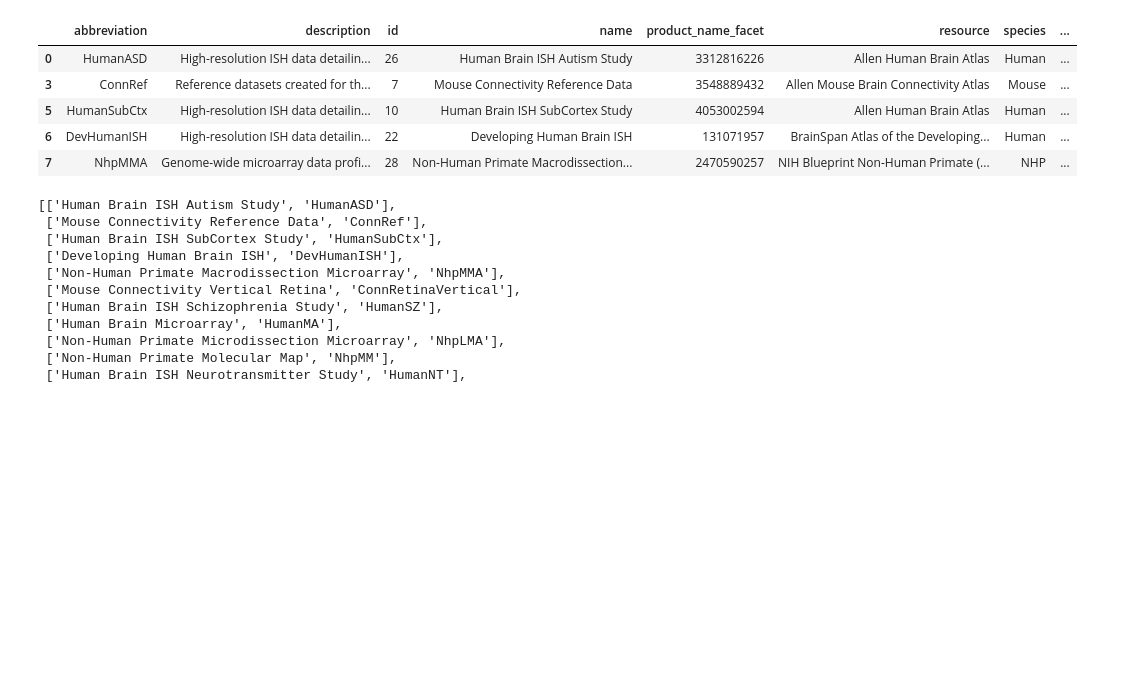
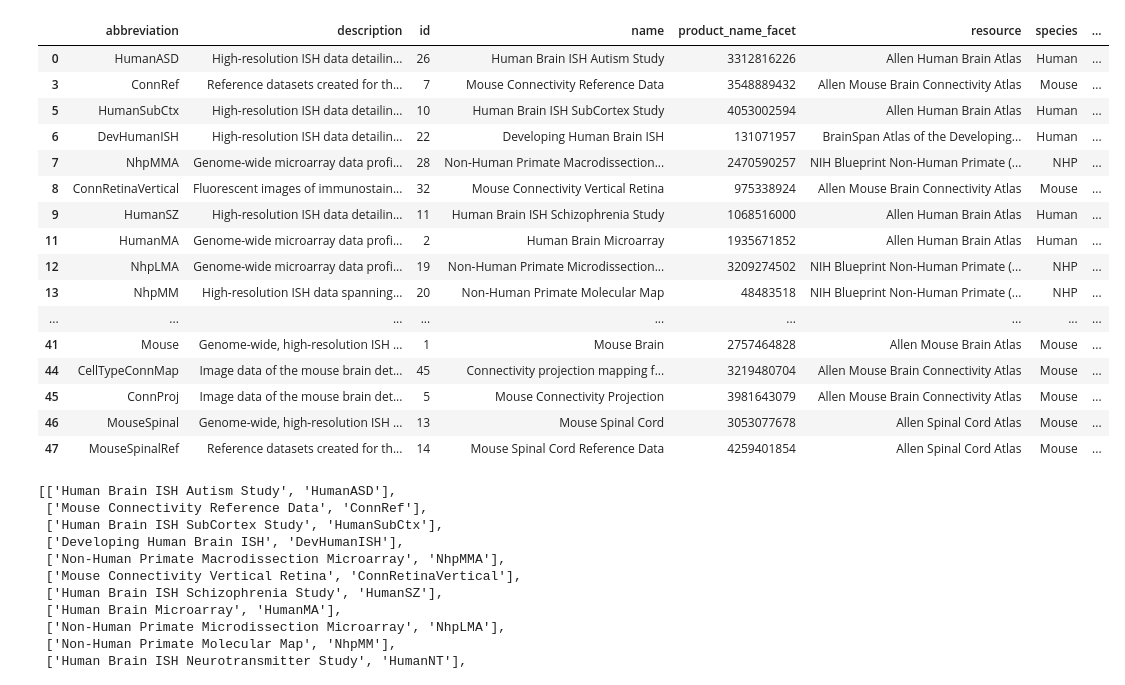
Before and after one commit to seunginah/olfactory_protein_viz, a Jupyter notebook: notebooks/1_ingestion.ipynb, the cells around one changed output. Saved outputs shown, nothing was run; the diff lists cells and outputs as text; code cells hidden in the pictures; blank space fills up the shorter version.

```diff
--- a/notebooks/1_ingestion.ipynb
+++ b/notebooks/1_ingestion.ipynb
@@ -14,14 +14,26 @@ DATA_DIR = "/Users/mm40108/projects/datadays17/olfactory_protein_viz/data"
 # %%
 # 1 user selects product
 all_products = get_products(atlases_only=True)
 all_products.head()
+all_products
 # %% [output]
 |  | abbreviation | description | id | name | product_name_facet | resource | species | ... |
 | 0 | HumanASD | High-resolution ISH data detailin... | 26 | Human Brain ISH Autism Study | 3312816226 | Allen Human Brain Atlas | Human | ... |
 | 3 | ConnRef | Reference datasets created for th... | 7 | Mouse Connectivity Reference Data | 3548889432 | Allen Mouse Brain Connectivity Atlas | Mouse | ... |
 | 5 | HumanSubCtx | High-resolution ISH data detailin... | 10 | Human Brain ISH SubCortex Study | 4053002594 | Allen Human Brain Atlas | Human | ... |
 | 6 | DevHumanISH | High-resolution ISH data detailin... | 22 | Developing Human Brain ISH | 131071957 | BrainSpan Atlas of the Developing... | Human | ... |
 | 7 | NhpMMA | Genome-wide microarray data profi... | 28 | Non-Human Primate Macrodissection... | 2470590257 | NIH Blueprint Non-Human Primate (... | NHP | ... |
+| 8 | ConnRetinaVertical | Fluorescent images of immunostain... | 32 | Mouse Connectivity Vertical Retina | 975338924 | Allen Mouse Brain Connectivity Atlas | Mouse | ... |
+| 9 | HumanSZ | High-resolution ISH data detailin... | 11 | Human Brain ISH Schizophrenia Study | 1068516000 | Allen Human Brain Atlas | Human | ... |
+| 11 | HumanMA | Genome-wide microarray data profi... | 2 | Human Brain Microarray | 1935671852 | Allen Human Brain Atlas | Human | ... |
+| 12 | NhpLMA | Genome-wide microarray data profi... | 19 | Non-Human Primate Microdissection... | 3209274502 | NIH Blueprint Non-Human Primate (... | NHP | ... |
+| 13 | NhpMM | High-resolution ISH data spanning... | 20 | Non-Human Primate Molecular Map | 48483518 | NIH Blueprint Non-Human Primate (... | NHP | ... |
+| ... | ... | ... | ... | ... | ... | ... | ... | ... |
+| 41 | Mouse | Genome-wide, high-resolution ISH ... | 1 | Mouse Brain | 2757464828 | Allen Mouse Brain Atlas | Mouse | ... |
+| 44 | CellTypeConnMap | Image data of the mouse brain det... | 45 | Connectivity projection mapping f... | 3219480704 | Allen Mouse Brain Connectivity Atlas | Mouse | ... |
+| 45 | ConnProj | Image data of the mouse brain det... | 5 | Mouse Connectivity Projection | 3981643079 | Allen Mouse Brain Connectivity Atlas | Mouse | ... |
+| 46 | MouseSpinal | Genome-wide, high-resolution ISH ... | 13 | Mouse Spinal Cord | 3053077678 | Allen Spinal Cord Atlas | Mouse | ... |
+| 47 | MouseSpinalRef | Reference datasets created for th... | 14 | Mouse Spinal Cord Reference Data | 4259401854 | Allen Spinal Cord Atlas | Mouse | ... |
 # %%
 # these are all available products:
 all_products[['name', 'abbreviation']].values.tolist()
```
Also changed, not shown: parts of 2 cells of this notebook, 5 other files.
